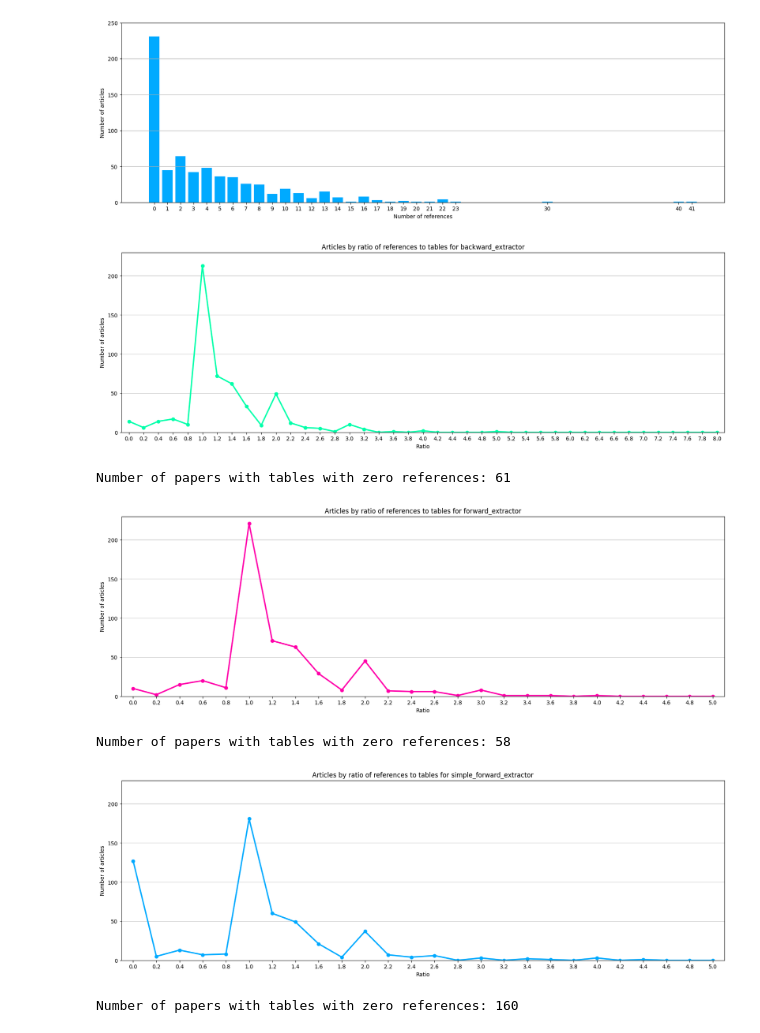
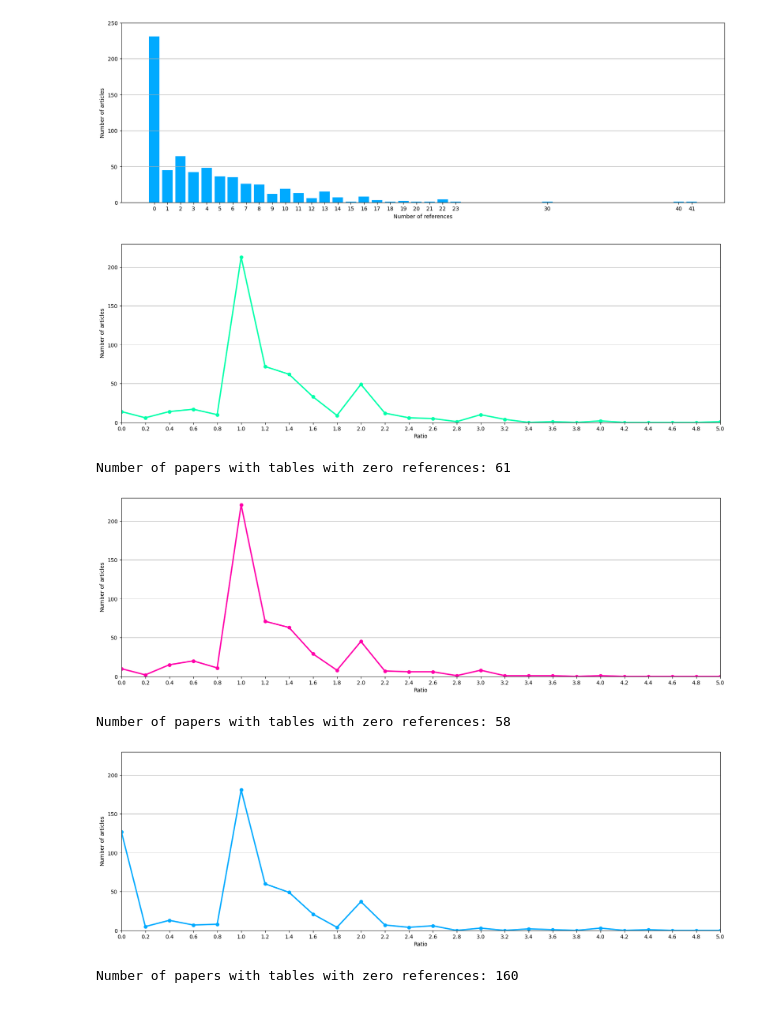
Before and after one commit to Xhst/data-engineering-projects, a Jupyter notebook: project-1/src/data_analysis.ipynb, the cells around one changed output. Cells and saved outputs as stored; diff of their text form; code cells hidden in the pictures.

```diff
--- a/project-1/src/data_analysis.ipynb
+++ b/project-1/src/data_analysis.ipynb
@@ -202,38 +202,37 @@ for extractor in extractors:
 
     counts_dict = count_floats_in_intervals(intervals)
 
     interval_labels = list(counts_dict.keys())
     counts = list(counts_dict.values())
 
     indices = list(range(len(list(sorted_by_values))))
 
     plt.figure(figsize=(20, 6))
     plt.plot(interval_labels, counts, color=plot_colors[extractor], marker='o', linestyle='solid', linewidth=2.5)
 
     # Adding labels and title
     plt.xlabel('Ratio')
     plt.ylabel('Number of articles')
-    plt.title(f'Articles by ratio of references to tables for {extractor}')
     plt.xticks(interval_labels)
     plt.xlim(-0.1, max_value + 0.1)
     plt.ylim(0, 230)
-    plt.xlim(0, 5.5)
+    plt.xlim(0, 5)
 
 
     # Show the plot with grid
     plt.grid(axis='y')
     plt.show()
 
     num_paper_with_tables_with_zero_references = 0
     for key, value in counts_dict.items():
         if key < 1:
             num_paper_with_tables_with_zero_references += value
 
     print(f"Number of papers with tables with zero references: {num_paper_with_tables_with_zero_references}")
 # %% [output]
-[figure, old version]
+[figure, new version]
 Number of papers with tables with zero references: 61
-[figure, old version]
+[figure, new version]
 Number of papers with tables with zero references: 58
-[figure, old version]
+[figure, new version]
 Number of papers with tables with zero references: 160
```
